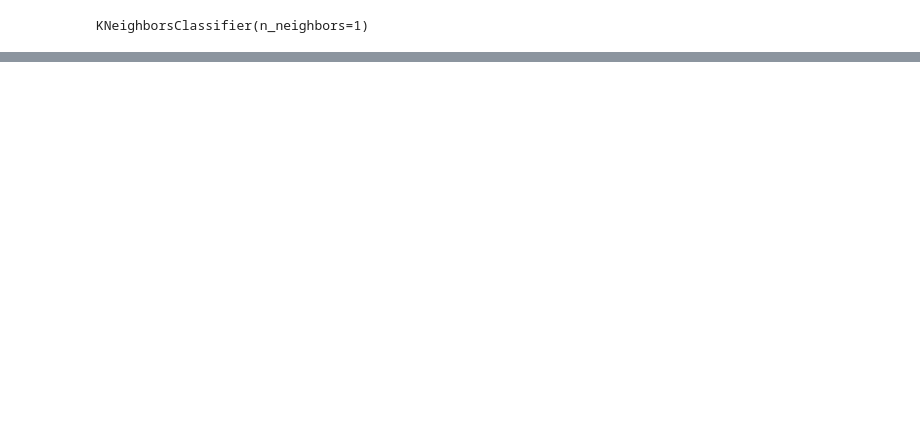
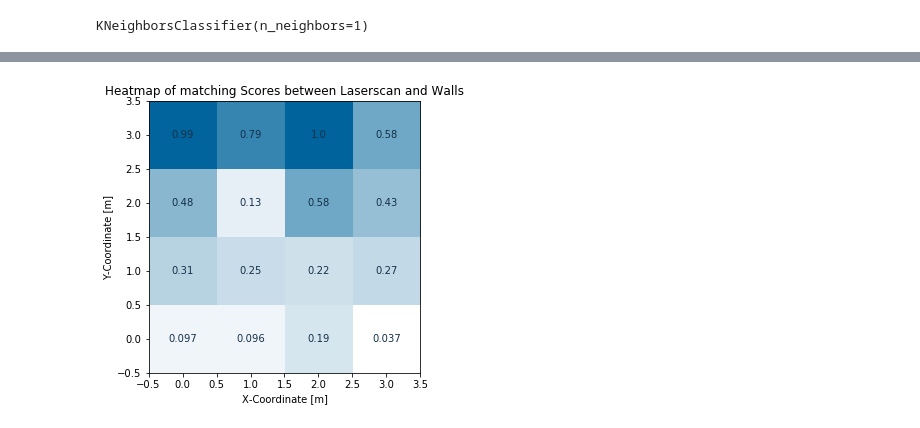
Before and after one commit to danailgrgv/SOAR_Project, a Jupyter notebook: soar_maze_escape/src/SoarMazeEscapeNotebook.ipynb, the cells around one changed output, grey strips where cells are left out. Cells and saved outputs as stored; diff of their text form; code cells hidden in the pictures; blank space fills up the shorter version.

```diff
--- a/soar_maze_escape/src/SoarMazeEscapeNotebook.ipynb
+++ b/soar_maze_escape/src/SoarMazeEscapeNotebook.ipynb
@@ -286,0 +287,26 @@ plt.show()
+# %%
+## Visualise scores as heatmap
+# Create array holding the scores for imshow
+scoreArr = np.zeros((mazeX, mazeY), dtype=np.float64)
+for idx, val in zip(positions, scores): scoreArr[idx] = val
+
+# Create figure and plot scores as heatmap
+plt.rcParams['figure.figsize'] = [5, 5]
+fig, ax = plt.subplots()
+im = ax.imshow(scoreArr, cmap=heatColourMap, origin='lower')
+
+# Create Text annotations of each cell
+for i in range(mazeX):
+    for j in range(mazeY):
+        text = ax.text(j, i, "{:.2}".format(scoreArr[i, j]),
+                       ha="center", va="center", color=colourScheme["darkblue"])
+
+# Set title and axes descriptions
+ax.set_title("Heatmap of matching Scores between Laserscan and Walls")
+ax.set_xlabel("X-Coordinate [m]")
+ax.set_ylabel("Y-Coordinate [m]")
+
+# Show plot
+plt.show()
+# %% [output]
+[figure, added]
```
Also changed, not shown: parts of 5 cells of this notebook.
